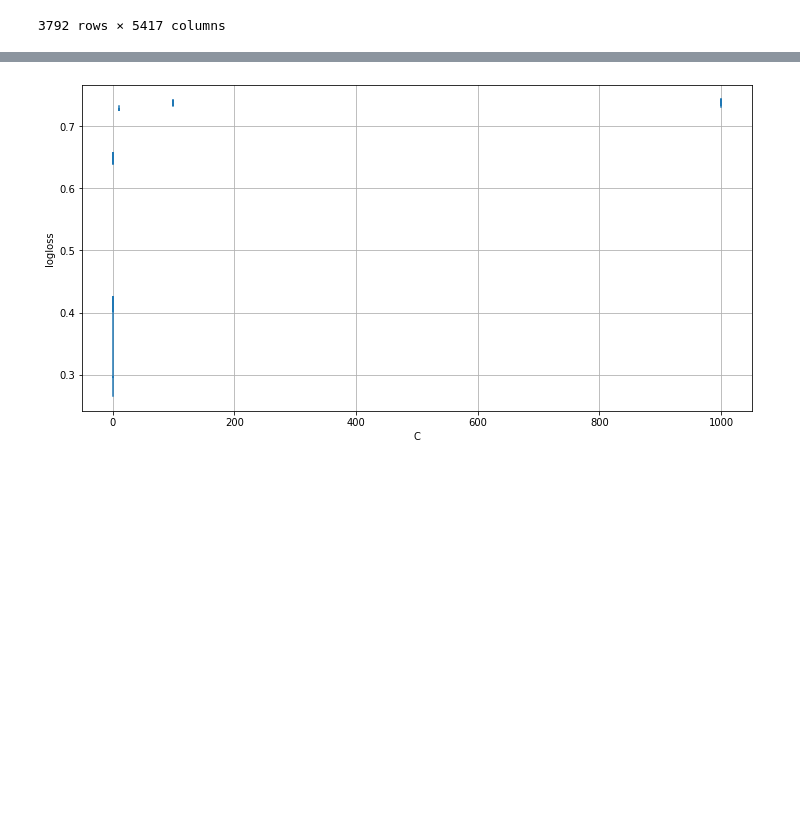
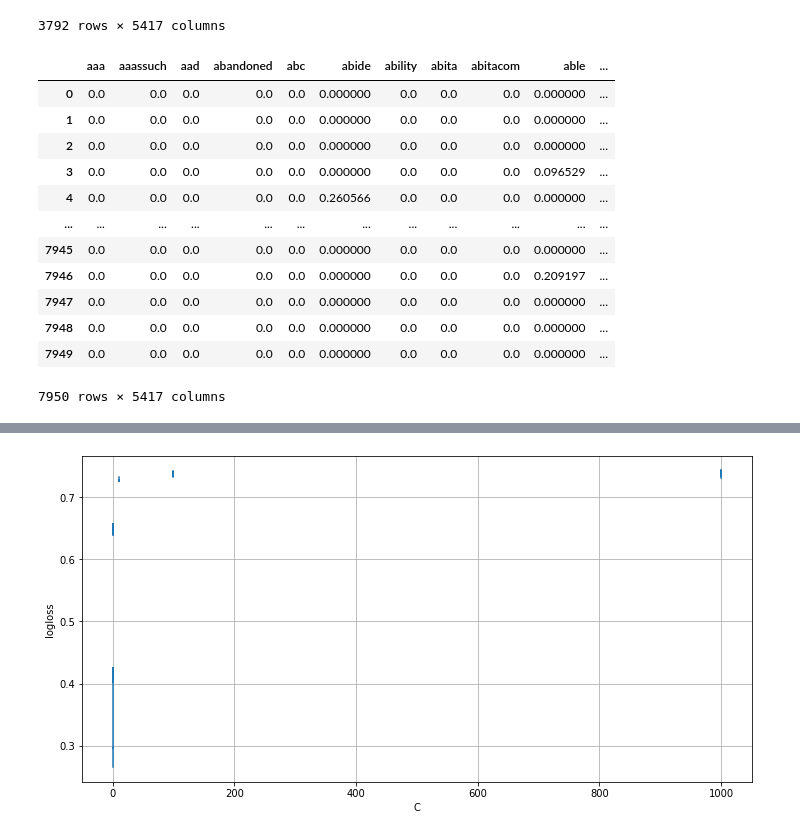
Before and after one commit to bachhvu/Policy-NLP, a Jupyter notebook: Model_Development.ipynb, the cells around one changed output, grey strips where cells are left out. Cells and saved outputs as stored; diff of their text form; code cells hidden in the pictures; blank space fills up the shorter version.

```diff
--- a/Model_Development.ipynb
+++ b/Model_Development.ipynb
@@ -86,8 +84,7 @@ df
 3792 rows × 5417 columns
 # %%
 #Split data using 30%/70% split
-segments_train, segments_test, targets_train, targets_test = train_test_split(df[feature_names],
-    df[output], test_size=0.3, random_state=10)
+segments_train, segments_test, targets_train, targets_test = train_test_split(df[feature_names], df['output'], test_size=0.3, random_state=0)
 # %%
 from imblearn.over_sampling import SMOTE
 # %%
@@ -96 +96,17 @@ segments_smote, targets_smote = smote.fit_sample(segments_train, targets_train)
 smote_df = pd.concat([pd.DataFrame(segments_smote, columns=feature_names), pd.DataFrame(targets_smote, columns=['output'])], axis=1)
+# %%
+smote_df
+# %% [output]
+|  | aaa | aaassuch | aad | abandoned | abc | abide | ability | abita | abitacom | able | ... |
+| 0 | 0.0 | 0.0 | 0.0 | 0.0 | 0.0 | 0.000000 | 0.0 | 0.0 | 0.0 | 0.000000 | ... |
+| 1 | 0.0 | 0.0 | 0.0 | 0.0 | 0.0 | 0.000000 | 0.0 | 0.0 | 0.0 | 0.000000 | ... |
+| 2 | 0.0 | 0.0 | 0.0 | 0.0 | 0.0 | 0.000000 | 0.0 | 0.0 | 0.0 | 0.000000 | ... |
+| 3 | 0.0 | 0.0 | 0.0 | 0.0 | 0.0 | 0.000000 | 0.0 | 0.0 | 0.0 | 0.096529 | ... |
+| 4 | 0.0 | 0.0 | 0.0 | 0.0 | 0.0 | 0.260566 | 0.0 | 0.0 | 0.0 | 0.000000 | ... |
+| ... | ... | ... | ... | ... | ... | ... | ... | ... | ... | ... | ... |
+| 7945 | 0.0 | 0.0 | 0.0 | 0.0 | 0.0 | 0.000000 | 0.0 | 0.0 | 0.0 | 0.000000 | ... |
+| 7946 | 0.0 | 0.0 | 0.0 | 0.0 | 0.0 | 0.000000 | 0.0 | 0.0 | 0.0 | 0.209197 | ... |
+| 7947 | 0.0 | 0.0 | 0.0 | 0.0 | 0.0 | 0.000000 | 0.0 | 0.0 | 0.0 | 0.000000 | ... |
+| 7948 | 0.0 | 0.0 | 0.0 | 0.0 | 0.0 | 0.000000 | 0.0 | 0.0 | 0.0 | 0.000000 | ... |
+| 7949 | 0.0 | 0.0 | 0.0 | 0.0 | 0.0 | 0.000000 | 0.0 | 0.0 | 0.0 | 0.000000 | ... |
+7950 rows × 5417 columns
```
Also changed, not shown: parts of 14 cells of this notebook.
